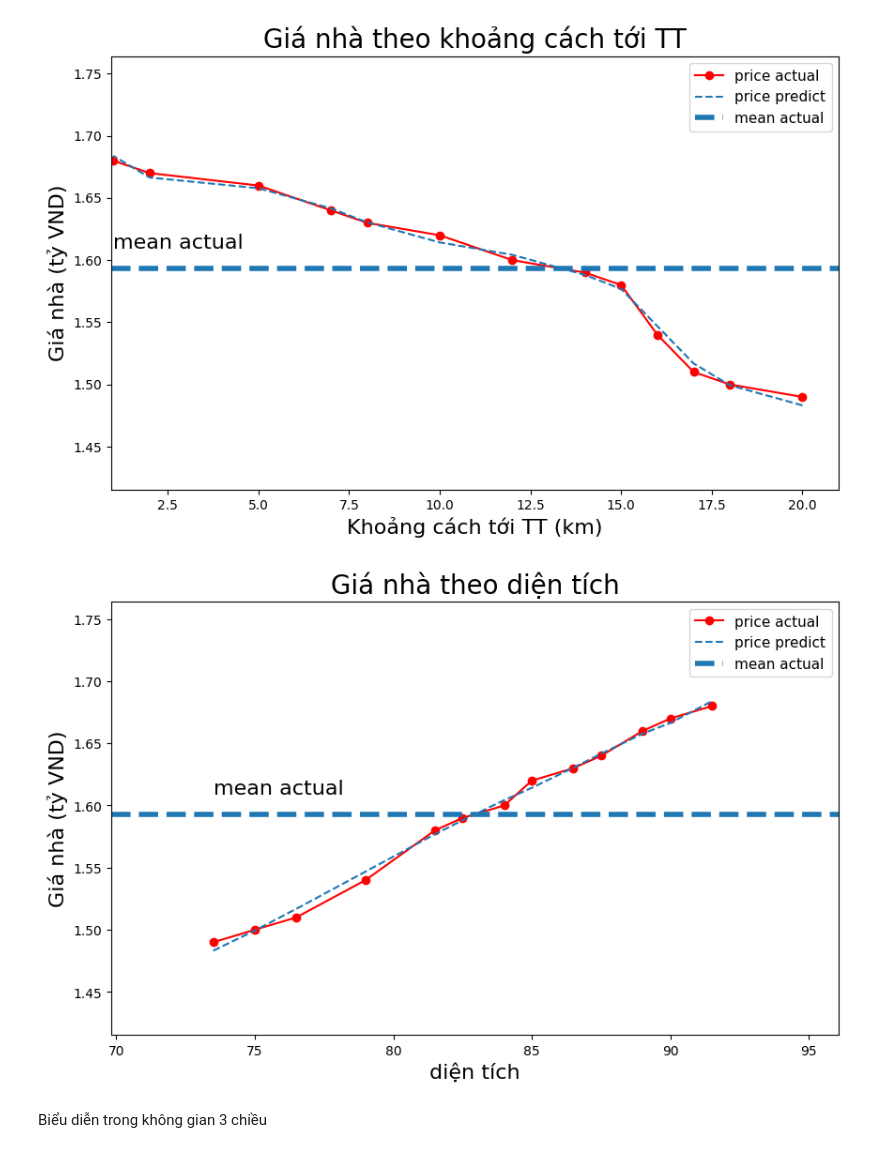
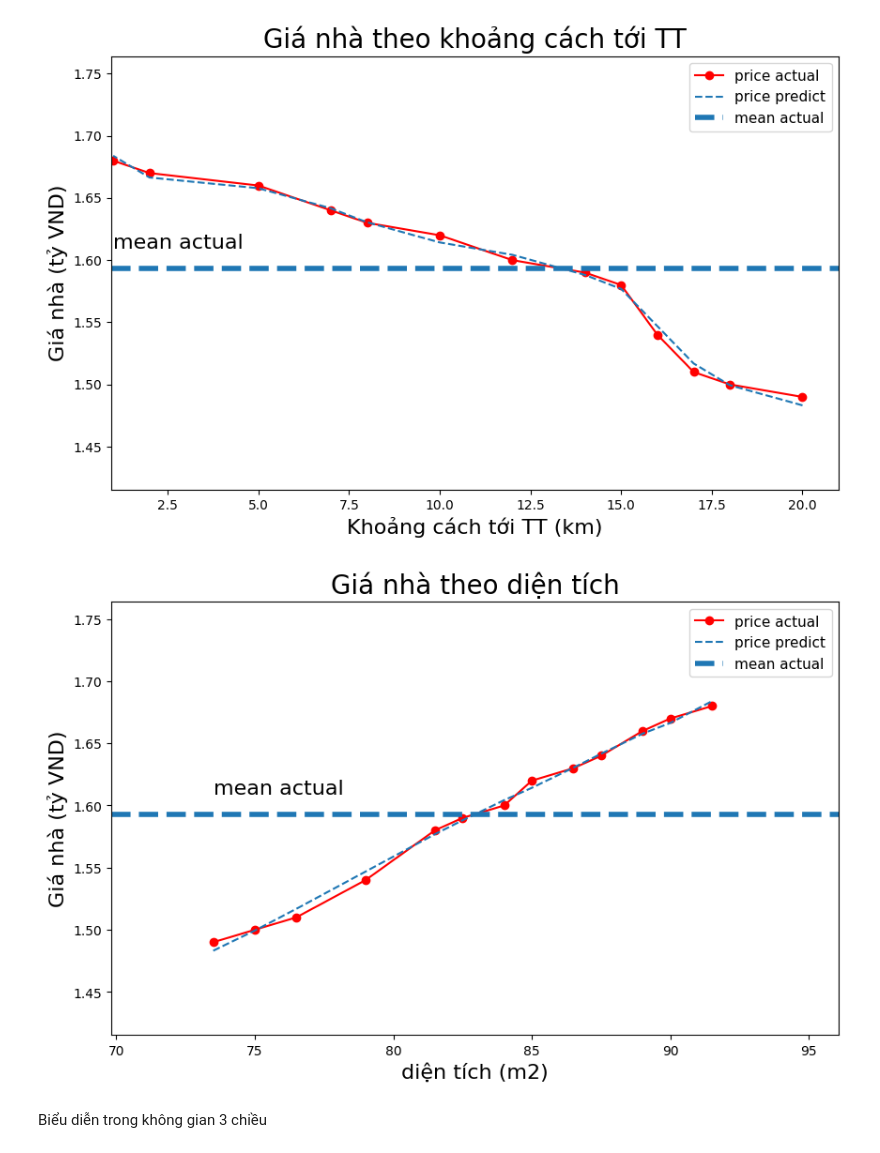
Before and after one commit to dieptonn/AI_research, a Jupyter notebook: PredictiveAnalytics/housePrice_prediction.ipynb, the cells around one changed output. Drawn from its saved outputs; the diff is of its cells as text; code cells hidden in the pictures.

```diff
--- a/PredictiveAnalytics/housePrice_prediction.ipynb
+++ b/PredictiveAnalytics/housePrice_prediction.ipynb
@@ -147,11 +147,11 @@ _plot_act_pred(x2, y, ypred,
 [figure]
 # %%
 _plot_act_pred(x1, y, ypred,
-      title='Giá nhà theo diện tích',
-      xlabel='diện tích',
-      ylabel='Giá nhà (tỷ VND)')
+               title='Giá nhà theo diện tích',
+               xlabel='diện tích (m2)',
+               ylabel='Giá nhà (tỷ VND)')
 # %% [output]
-[figure, old version]
+[figure, new version]
 # %% [markdown]
 Biểu diễn trong không gian 3 chiều
 # %%
```
Also changed, not shown: parts of 6 cells of this notebook.
